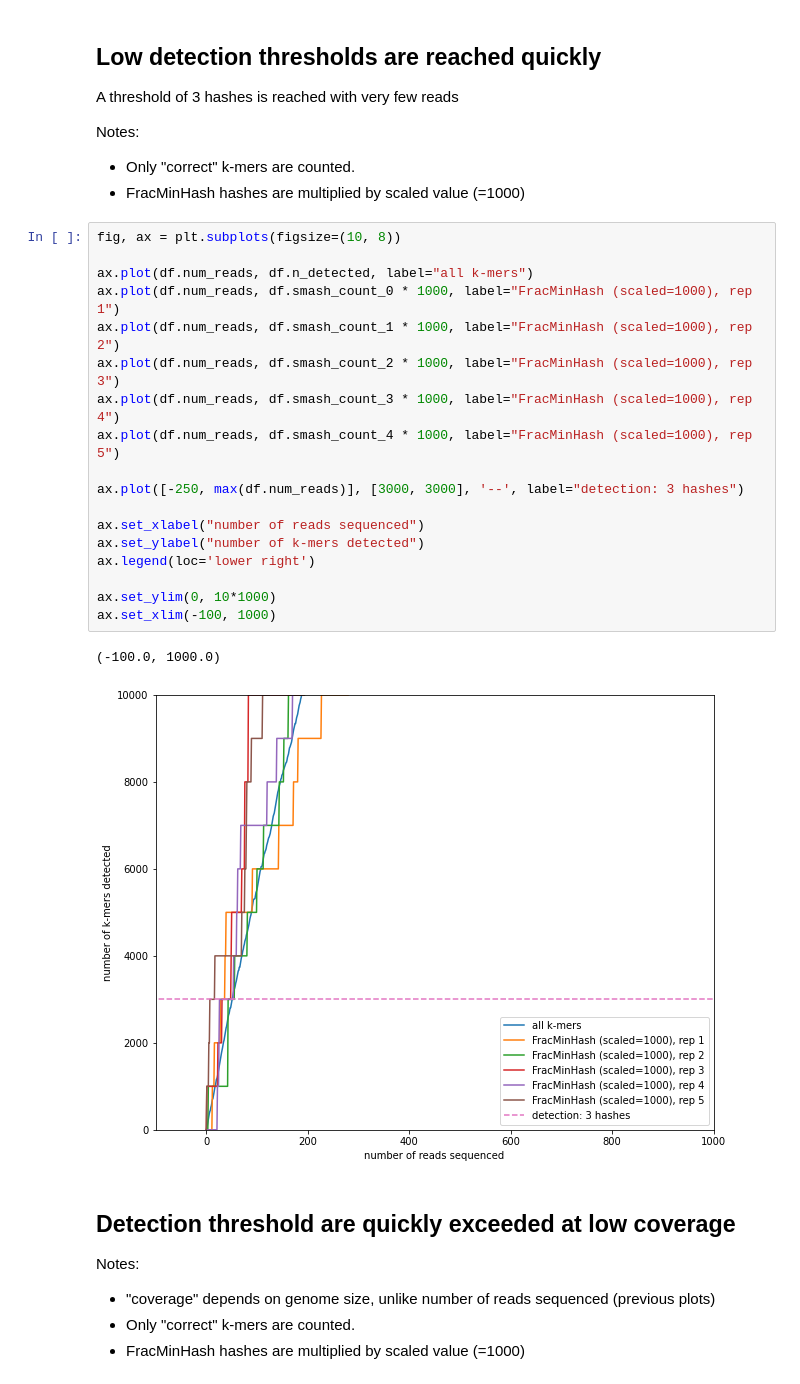
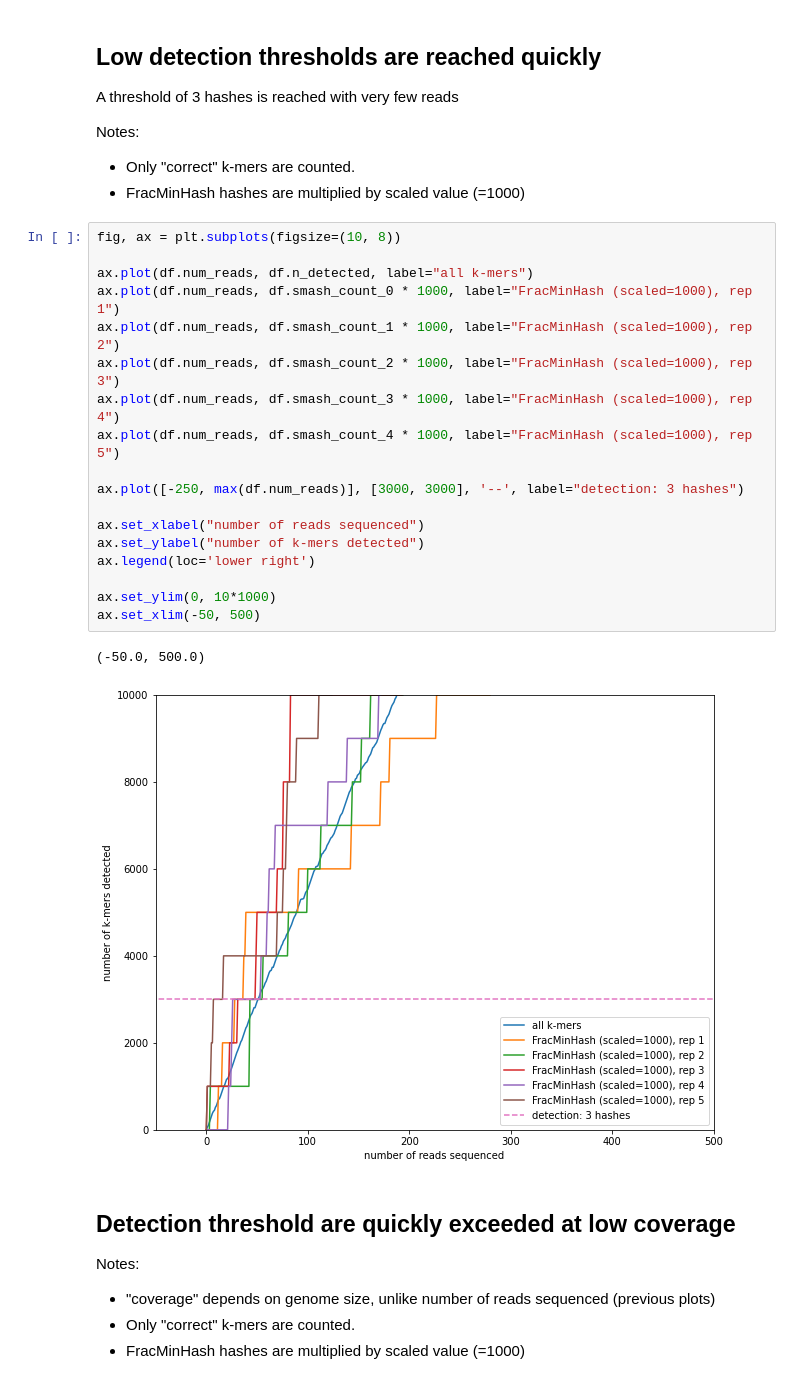
Before and after one commit to ctb/2022-sourmash-sens-spec, a Jupyter notebook: detection.ipynb, the cells around one changed output. Drawn from its saved outputs; the diff is of its cells as text.

```diff
--- a/detection.ipynb
+++ b/detection.ipynb
@@ -67,24 +67,24 @@ Notes:
 # %%
 fig, ax = plt.subplots(figsize=(10, 8))
 
 ax.plot(df.num_reads, df.n_detected, label="all k-mers")
 ax.plot(df.num_reads, df.smash_count_0 * 1000, label="FracMinHash (scaled=1000), rep 1")
 ax.plot(df.num_reads, df.smash_count_1 * 1000, label="FracMinHash (scaled=1000), rep 2")
 ax.plot(df.num_reads, df.smash_count_2 * 1000, label="FracMinHash (scaled=1000), rep 3")
 ax.plot(df.num_reads, df.smash_count_3 * 1000, label="FracMinHash (scaled=1000), rep 4")
 ax.plot(df.num_reads, df.smash_count_4 * 1000, label="FracMinHash (scaled=1000), rep 5")
 
 ax.plot([-250, max(df.num_reads)], [3000, 3000], '--', label="detection: 3 hashes")
 
 ax.set_xlabel("number of reads sequenced")
 ax.set_ylabel("number of k-mers detected")
 ax.legend(loc='lower right')
 
 ax.set_ylim(0, 10*1000)
-ax.set_xlim(-100, 1000)
+ax.set_xlim(-50, 500)
 # %% [output]
-(-100.0, 1000.0)
+(-50.0, 500.0)
-[figure, old version]
+[figure, new version]
 # %% [markdown]
 ## Detection threshold are quickly exceeded at low coverage
 
```
Also changed, not shown: parts of 1 cell of this notebook, 1 other file.
